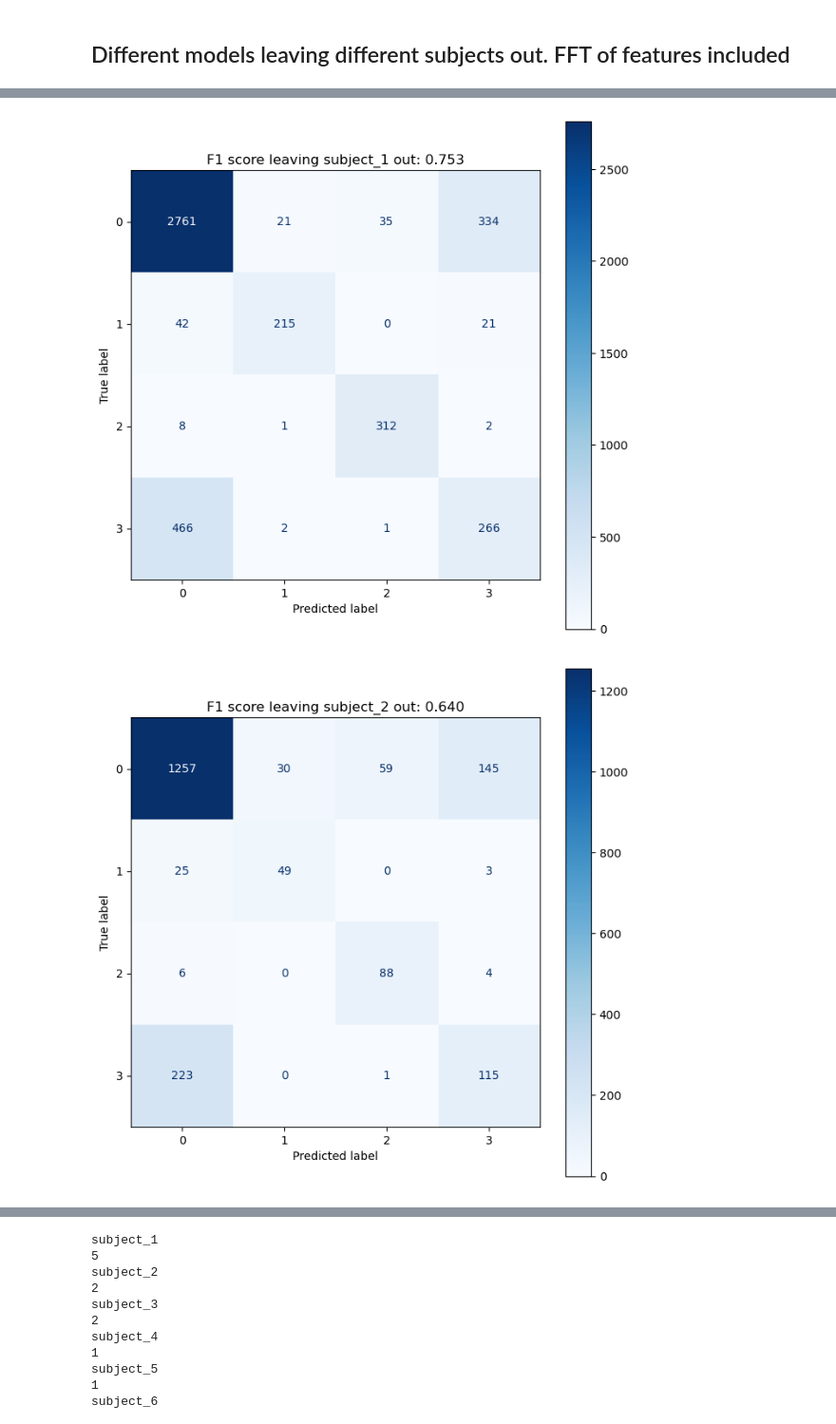
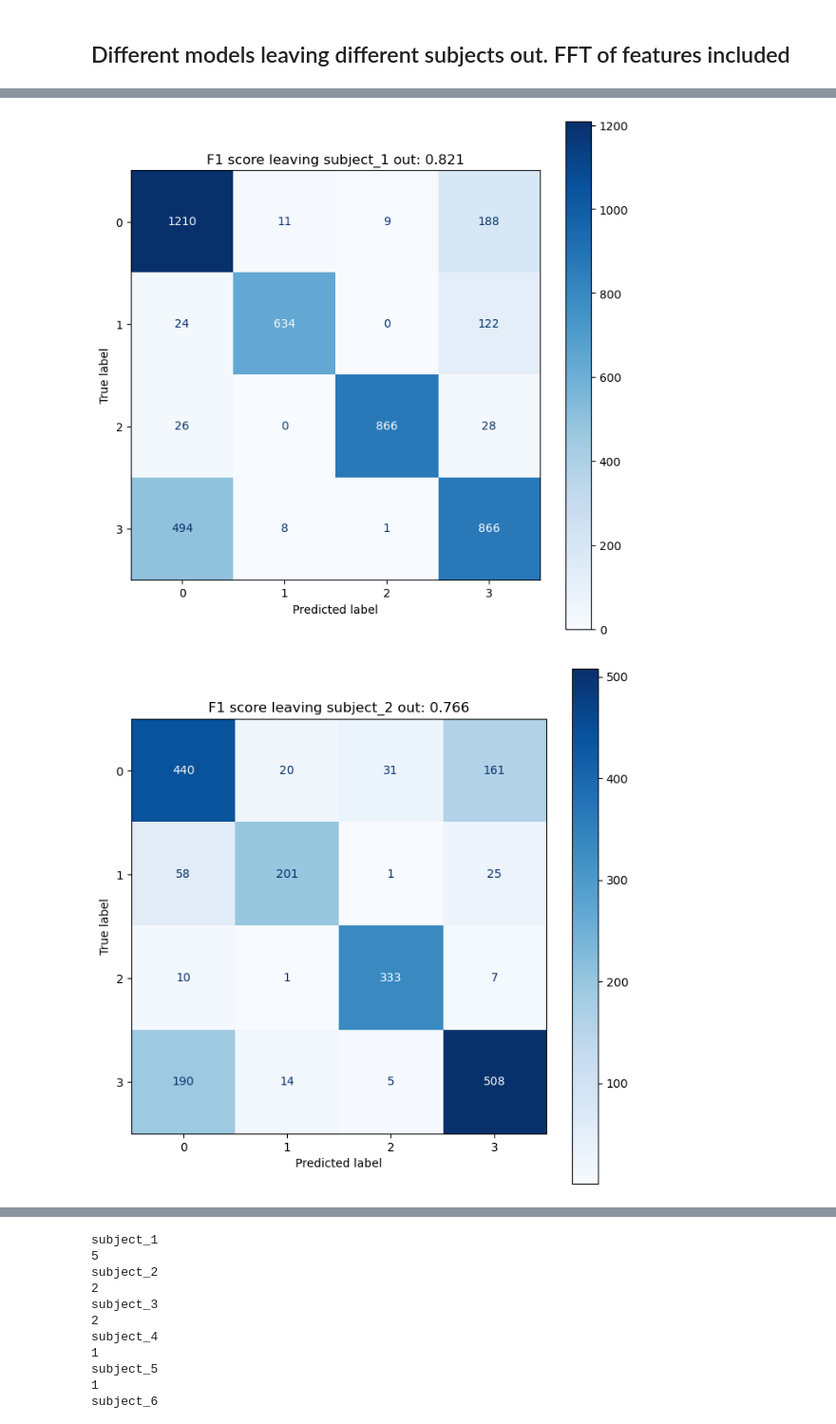
Before and after one commit to tomas19/ECE542_NCSU_projC, a Jupyter notebook: model09.ipynb, the cells around one changed output, grey strips where cells are left out. Shown at 95% size. Drawn from its saved outputs; the diff is of its cells as text; code cells hidden in the pictures.

```diff
--- a/model09.ipynb
+++ b/model09.ipynb
@@ -60,5 +186,6 @@ dctClassBal = balanceData(dctClass, 2)
 # %%
-## randomly select values for the 2 mode classes to match the dctClassBal
+## randomly select values to match the number of calues in dctCountBal
+## some sessions are not balanced because are saved for testing
 dctUpsBal = {}
 
 testSessions = [(1,5), (2, 2), (3, 2), (4, 1), (5, 1), (6, 2), (7, 3)]
@@ -78,16 +205,18 @@ for k in dctUps.keys():
             print(f'{k} session {s} for testing')
         else:
             print(f'{k} session {s} for training')
-            nvalAll = dctClass[k].loc[s, :]
-            nvalBall = dctClassBal[k].loc[s, :]
+            numberClaUps = dctCountUps[k].loc[s, :]
+            numberClaBal = dctCountBal[k].loc[s, :]
+            out = []
 
-            out = []
-            for c in nvalAll.index:
+            for c in numberClaUps.index:
                 dfksc = dfks[dfks['class'] == c]
-                dfkscBal = dfks.sample(nvalBall.loc[c]).sort_index()
+                dfkscBal = dfksc.sample(numberClaBal.loc[c]).sort_index()
                 out.append(dfkscBal)
+
             dfout = pd.concat(out).sort_index()
             out2.append(dfout)
+
     dctUpsBal[k] = pd.concat(out2)
 # %% [output]
 subject_1 session 1 for training
@@ -175,8 +334,8 @@ dftestSessions
 | 7 | 3 |
 # %%
 dfsum_bal = []
-for key in dctClassBal.keys():
-    dfaux = dctClassBal[key].copy()
+for key in dctCountBal.keys():
+    dfaux = dctCountBal[key].copy()
 
     ik = int(key.split('_')[1])
 
@@ -186,7 +345,7 @@ for key in dctClassBal.keys():
 
     dfsum_bal.append(dfaux.sum())
 
-dfsum_bal = pd.DataFrame(index = dctClassBal.keys(), columns = dctClassBal['subject_1'].columns, data = dfsum_bal)
+dfsum_bal = pd.DataFrame(index = dctCountBal.keys(), columns = dctCountBal['subject_1'].columns, data = dfsum_bal)
 dfsum_bal
 # weights_bal = (dfsum_bal.sum()/dfsum_bal.sum().sum()).values
 # print(weights_bal)
@@ -277,8 +436,10 @@ class NetWrapper:
     self.device = dev
     self.model.to(self.device)
     self.epochs = epochs
-    self.history = {'train_loss': [], 'test_loss': []}
+    self.history = {'train_loss': [], 'test_loss': [],
+                    'train_f1': [], 'test_f1': []}
     self.min_loss = np.inf
+    self.min_accu = 0
     self.best_weights = None
 
   def fit(self, X_train, Y_train, X_test, Y_test):
@@ -295,10 +456,13 @@ class NetWrapper:
         Y_train2 = torch.squeeze(Y_train2, 1)
         loss = self.loss(Y_pred, Y_train2)
         loss_val = float(loss.cpu().detach().numpy())
+        f1_tr = f1_score(Y_pred.cpu().detach().numpy().argmax(1).reshape(-1),
+                         Y_train2.cpu().detach().numpy(), average='macro')
         ## backward propagation
         loss.backward()
         self.optimizer.step()
         self.history[r'train_loss'].append(loss_val)
+        self.history[r'train_f1'].append(f1_tr)
 
         ########### Evaluation
         self.model.eval()
@@ -308,17 +472,20 @@ class NetWrapper:
         Y_test2 = torch.from_numpy(Y_test).view(-1).to(device)
         loss = self.loss(Y_pred, Y_test2)
         loss_val = float(loss.cpu().detach().numpy())
+        f1_vl = f1_score(Y_pred.cpu().detach().numpy().argmax(1).reshape(-1),
+                         Y_test2.cpu().detach().numpy(), average='macro')
         self.history[r'test_loss'].append(loss_val)
+        self.history[r'test_f1'].append(f1_vl)
 
-        if loss < self.min_loss:
-          self.min_loss = loss
+        if f1_vl > self.min_accu:
+          self.min_acu = f1_vl
           self.best_weights = copy.deepcopy(self.model.state_dict())
 
-        if t%1000 == 0:
-          a = self.history[f'train_loss'][t]
-          b = self.history[f'test_loss'][t]
+        if t%500 == 0:
+          a = self.history[f'train_f1'][t]
+          b = self.history[f'test_f1'][t]
 
-          print(f'Epoch {t}/{self.epochs}. Training loss: {a:0.3f} - Validation loss: {b:0.3f}')
+          print(f'Epoch {t}/{self.epochs}. Training f1: {a:0.3f} - Validation f1: {b:0.3f}')
 
     dfhist = pd.DataFrame.from_dict(self.history)
 
@@ -373,7 +540,7 @@ for i in range(1, 9):
     Xvl = dfXvl.iloc[:, :-1].values.astype(float)
     yvl = dfyvl.values
 
-    net = NetWrapper(10_000, learning_rate, device, weights_bal.to(device))
+    net = NetWrapper(5_000, learning_rate, device, weights_bal.to(device))
     dfhist, minLoss, bestModel = net.fit(Xtr, ytr, Xvl, yvl)
     list_dfhist.append(dfhist)
     list_minLoss.append(minLoss)
@@ -406,2 +573,2 @@ Epoch 9000/10000. Training loss: 0.750 - Validation loss: 0.949
-[figure, old version]
+[figure, new version]
-[figure, old version]
+[figure, new version]
```
Also changed, not shown: parts of 14 cells of this notebook, 2 other files.
